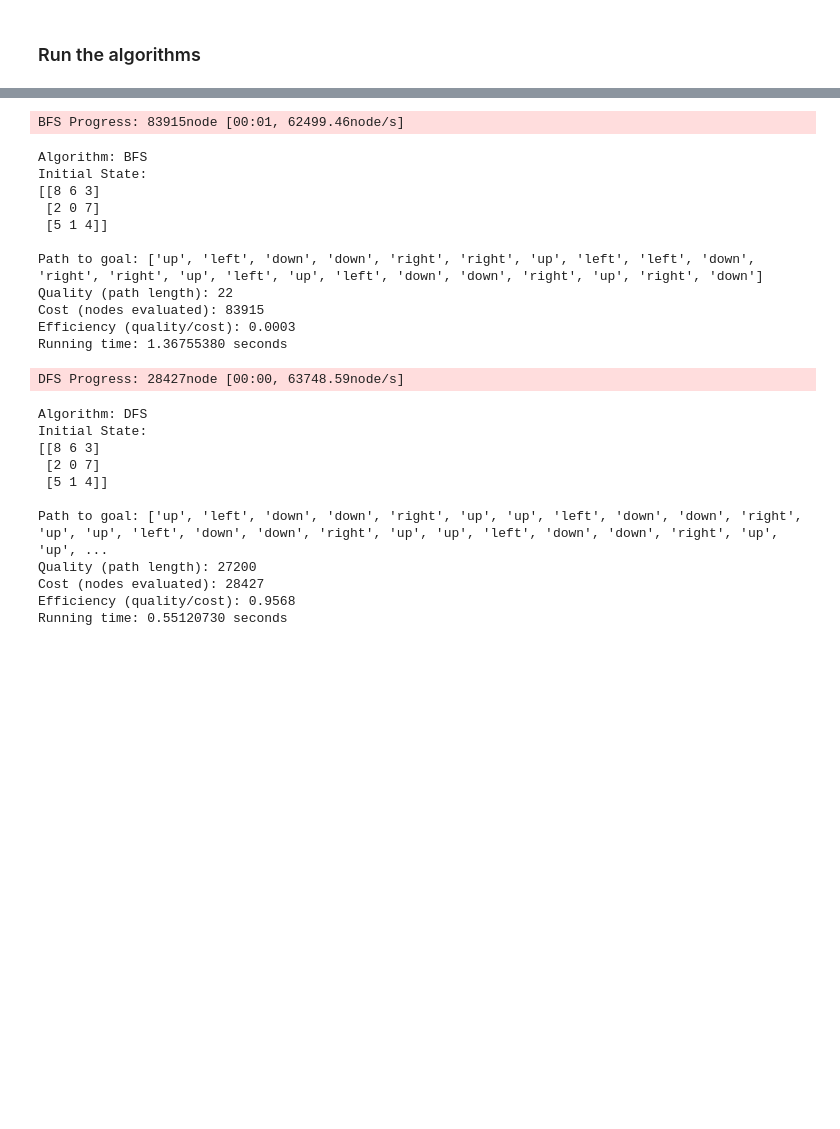
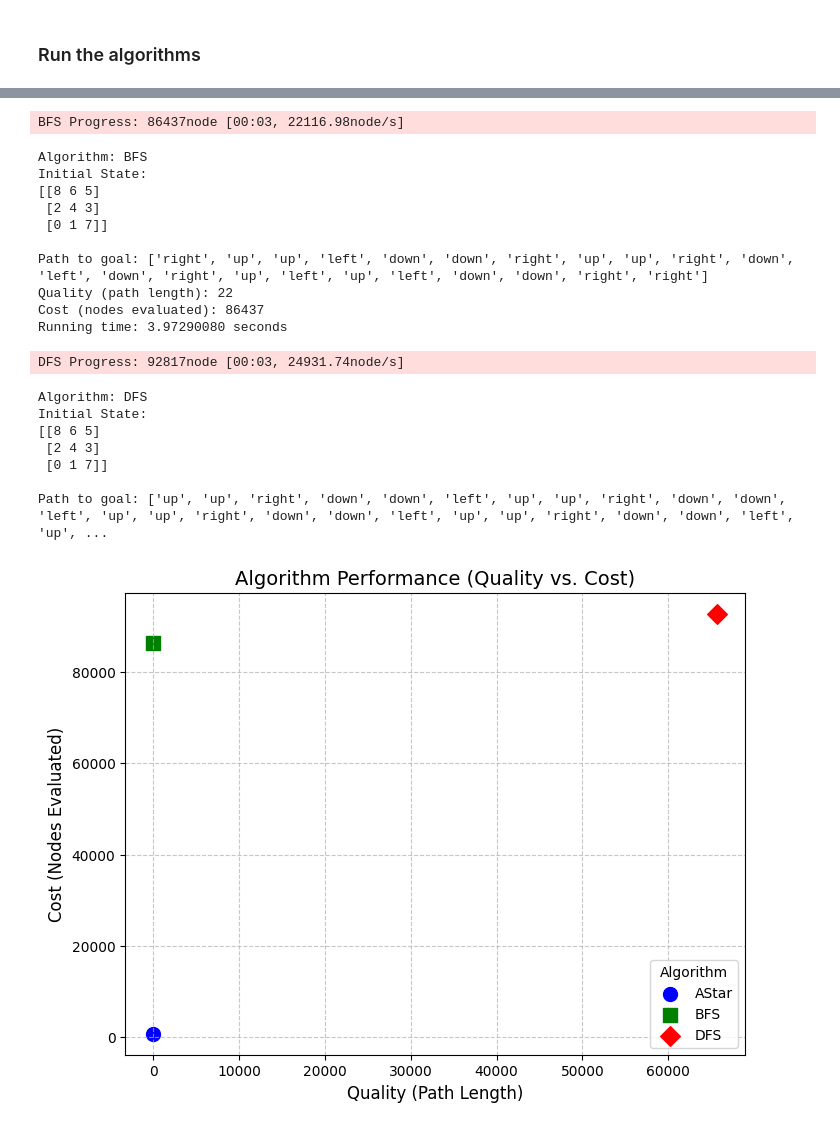
Before and after one commit to LeoneFabio/CI2024_lab3, a Jupyter notebook: n-puzzle.ipynb, the cells around one changed output, grey strips where cells are left out. Saved outputs shown, nothing was run; the diff lists cells and outputs as text; code cells hidden in the pictures; blank space fills up the shorter version.

Commit message:
Refine README with updated algorithm metrics and add Quality vs Cost plot

```diff
--- a/n-puzzle.ipynb
+++ b/n-puzzle.ipynb
@@ -9,6 +9,7 @@ import timeit
 from random import choice
 import heapq
 from tqdm import tqdm
+import matplotlib.pyplot as plt
 
 
 '''Puzzle initial settings'''
@@ -63,7 +64,6 @@ class PuzzleSearch:
         return {
             "quality": len(self.path),  # Number of actions in the solution
             "cost": self.nodes_expanded,  # Total nodes evaluated
-            "efficiency": len(self.path) / self.nodes_expanded if self.nodes_expanded > 0 else 0  # Quality vs Cost
         }
 # %% [markdown]
 ## Helper Functions
@@ -234,6 +233,9 @@ for _ in tqdm(range(randomize_steps), desc="Randomizing"):
     initial_state = do_action(initial_state, choice(available_actions(initial_state)))
 
 search = None
+
+# Store results for plotting
+results = []
 
 for Alg in [AStar, BFS, DFS]:
     # Run the search and time it
@@ -248,7 +250,51 @@ for Alg in [AStar, BFS, DFS]:
 
     # Get metrics
     metrics = search.get_metrics()
+    quality = metrics['quality']
+    cost = metrics['cost']
+
+    # Append results for plotting
+    results.append({
+        "algorithm": Alg.__name__,
+        "quality": quality,
+        "cost": cost,
+    })
 
     # Print and save the results
     print_and_save_results(Alg.__name__, initial_state, search, metrics, execution_time)
+
+# Generate a scatter plot
+plt.figure(figsize=(8, 6))
+
+# Define markers and colors for each algorithm
+colors = {"AStar": "blue", "BFS": "green", "DFS": "red"}
+markers = {"AStar": "o", "BFS": "s", "DFS": "D"}
+
+for result in results:
+    algorithm = result["algorithm"]
+    quality = result["quality"]
+    cost = result["cost"]
+
+    # Plot each point with its respective color and marker
+    plt.scatter(
+        quality, cost,
+        color=colors[algorithm],
+        marker=markers[algorithm],
+        label=algorithm,
+        s=100  # Size of the marker
+    )
+
+# Add labels and title
+plt.xlabel("Quality (Path Length)", fontsize=12)
+plt.ylabel("Cost (Nodes Evaluated)", fontsize=12)
+plt.title("Algorithm Performance (Quality vs. Cost)", fontsize=14)
+
+# Add a legend
+plt.legend(title="Algorithm", fontsize=10)
+
+# Add grid for better readability
+plt.grid(True, linestyle="--", alpha=0.7)
+
+# Show the plot
+plt.show()
 # %% [output]
@@ -267,24 +312,20 @@ Running time: 0.02147220 seconds
-BFS Progress: 83915node [00:01, 62499.46node/s]
+BFS Progress: 86437node [00:03, 22116.98node/s]
 Algorithm: BFS
 Initial State:
-[[8 6 3]
- [2 0 7]
- [5 1 4]]
+[[8 6 5]
+ [2 4 3]
+ [0 1 7]]
 
-Path to goal: ['up', 'left', 'down', 'down', 'right', 'right', 'up', 'left', 'left', 'down', 'right', 'right', 'up', 'left', 'up', 'left', 'down', 'down', 'right', 'up', 'right', 'down']
+Path to goal: ['right', 'up', 'up', 'left', 'down', 'down', 'right', 'up', 'up', 'right', 'down', 'left', 'down', 'right', 'up', 'left', 'up', 'left', 'down', 'down', 'right', 'right']
 Quality (path length): 22
-Cost (nodes evaluated): 83915
-Efficiency (quality/cost): 0.0003
-Running time: 1.36755380 seconds
+Cost (nodes evaluated): 86437
+Running time: 3.97290080 seconds
-DFS Progress: 28427node [00:00, 63748.59node/s]
+DFS Progress: 92817node [00:03, 24931.74node/s]
 Algorithm: DFS
 Initial State:
-[[8 6 3]
- [2 0 7]
- [5 1 4]]
+[[8 6 5]
+ [2 4 3]
+ [0 1 7]]
 
-Path to goal: ['up', 'left', 'down', 'down', 'right', 'up', 'up', 'left', 'down', 'down', 'right', 'up', 'up', 'left', 'down', 'down', 'right', 'up', 'up', 'left', 'down', 'down', 'right', 'up', 'up', ...
-Quality (path length): 27200
-Cost (nodes evaluated): 28427
-Efficiency (quality/cost): 0.9568
-Running time: 0.55120730 seconds
+Path to goal: ['up', 'up', 'right', 'down', 'down', 'left', 'up', 'up', 'right', 'down', 'down', 'left', 'up', 'up', 'right', 'down', 'down', 'left', 'up', 'up', 'right', 'down', 'down', 'left', 'up', ...
+[figure, added]
```
Also changed, not shown: parts of 2 cells of this notebook, 3 other files.
